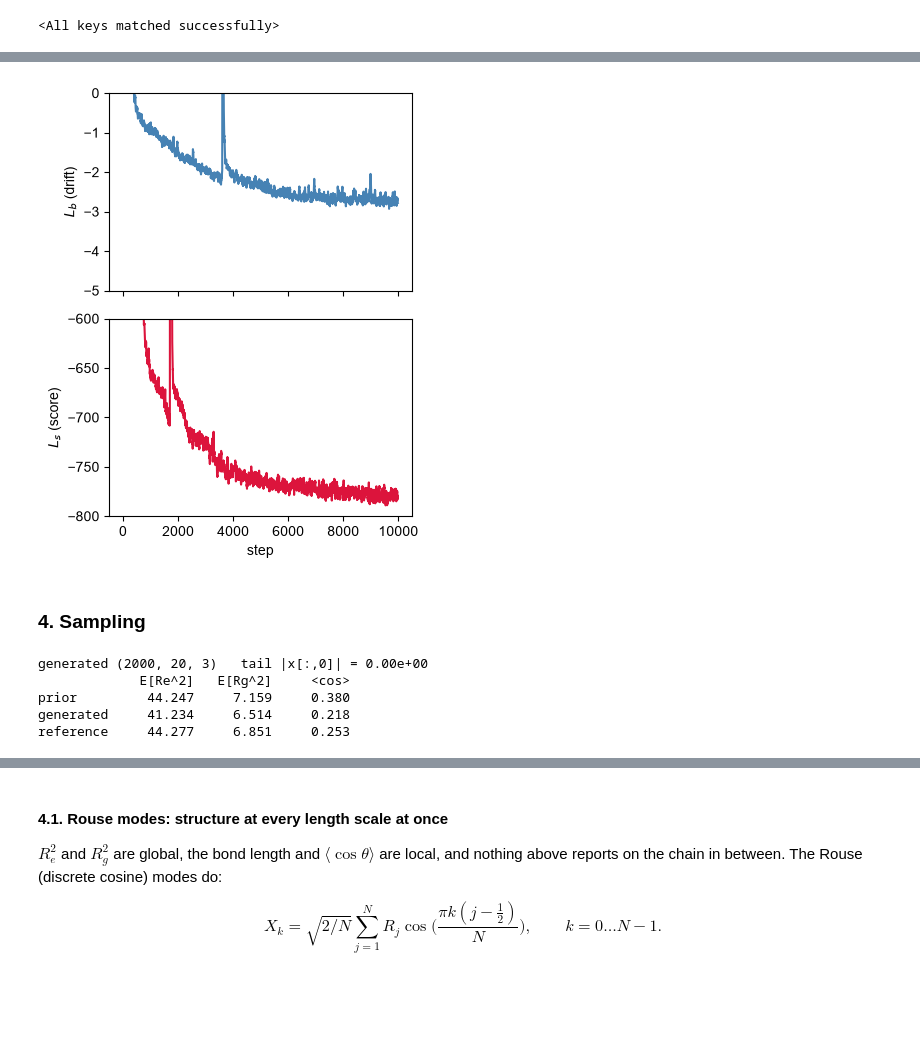
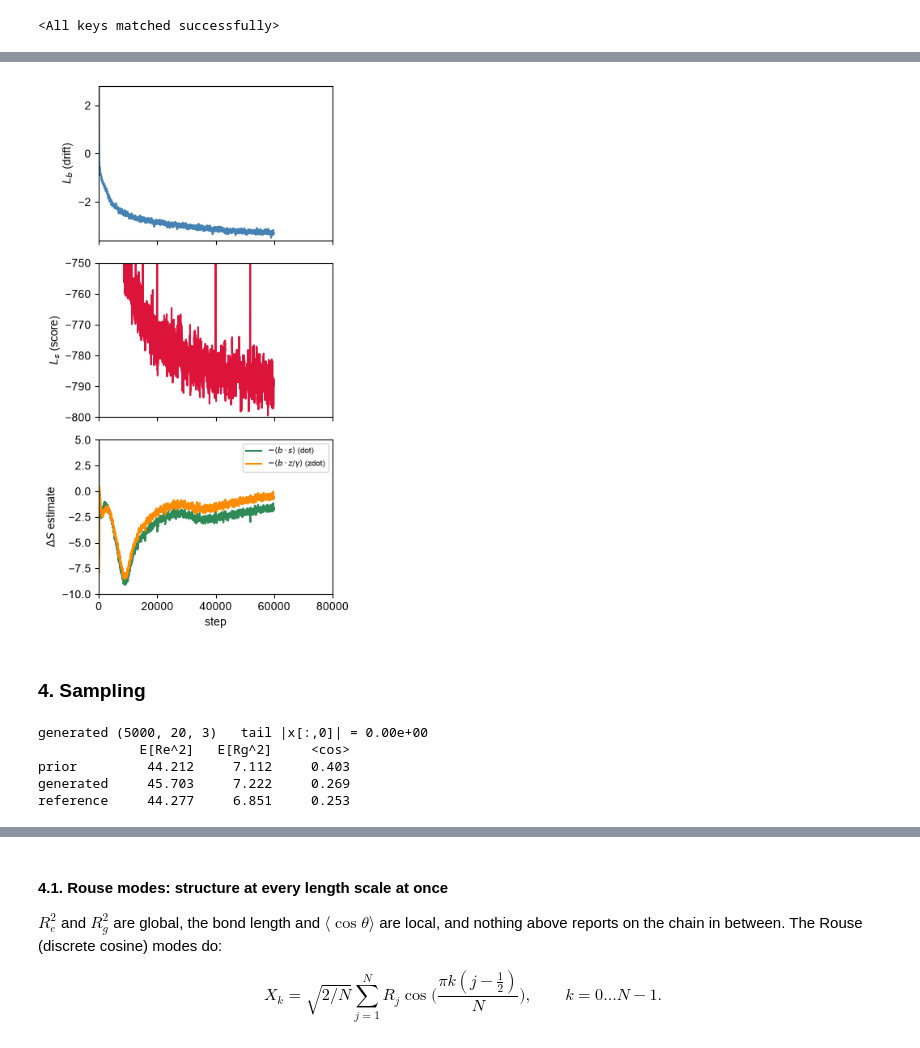
Before and after one commit to Rauscher-Group/eesi, a Jupyter notebook: experiments/TAP/TAP.ipynb, the cells around one changed output, grey strips where cells are left out. Saved outputs shown, nothing was run; the diff lists cells and outputs as text; code cells hidden in the pictures; blank space fills up the shorter version.

```diff
--- a/experiments/TAP/TAP.ipynb
+++ b/experiments/TAP/TAP.ipynb
@@ -377,22 +371,27 @@ KeyboardInterrupt:
+# %%
+htot = np.load("tap_train_hist.npy")
+hist_b, hist_s, ent_dot, ent_zdot = map(np.asarray, zip(*htot))
 # %%
 fig, ax = plt.subplots(3, 1, sharex=True, figsize=(4, 7))
-ax[0].plot(smooth(hist_b,20), c="steelblue"); ax[0].set_ylabel(r"$L_b$ (drift)")
-ax[1].plot(smooth(hist_s,20), c="crimson");   ax[1].set_ylabel(r"$L_s$ (score)")
+ax[0].plot(smooth(hist_b,100), c="steelblue"); ax[0].set_ylabel(r"$L_b$ (drift)")
+ax[1].plot(smooth(hist_s,100), c="crimson");   ax[1].set_ylabel(r"$L_s$ (score)")
 # The two entropy channels differ only in which score enters -b.s: the learned net_s
 # ("dot") or the exact conditional score -z/gamma ("zdot"). "zdot" is unbiased for the
 # TRUE score whatever net_s has learned, so a persistent gap between the traces is a
 # statement about net_s, not about the estimator. There is no dF reference line here --
 # an active polymer has no target potential to reweight against.
-ax[2].plot(smooth(ent_dot,20),  c="seagreen", label=r"$-\langle b\cdot s\rangle$ (dot)")
-ax[2].plot(smooth(ent_zdot,20), c="darkorange", label=r"$-\langle b\cdot z/\gamma\rangle$ (zdot)")
+ax[2].plot(smooth(ent_dot,100),  c="seagreen", label=r"$-\langle b\cdot s\rangle$ (dot)")
+ax[2].plot(smooth(ent_zdot,100), c="darkorange", label=r"$-\langle b\cdot z/\gamma\rangle$ (zdot)")
 ax[2].set_ylabel(r"$\Delta S$ estimate"); ax[2].legend(fontsize=7)
 ax[2].set_xlabel("step")
 #for a in ax: a.set_yscale("symlog")
-ax[0].set_ylim(-5,0.)
-ax[1].set_ylim(-800,-600)
+ax[0].set_ylim(-3.6,2.8)
+ax[1].set_ylim(-800,-750)
+ax[2].set_ylim(-10,5)
+ax[2].set_xlim(0,80000)
 plt.tight_layout(); plt.show()
 # %% [output]
-[figure, old version]
+[figure, new version]
 # %% [markdown]
 ### 4. Sampling
 # %%
@@ -400,7 +399,7 @@ torch.manual_seed(4)
 
 x0 = sample_prior(100_000, K_BOND, B_BOND, GAMMA_BEND, COS_THETA_0,
                   n_particles=N, device=device)
-n_gen = 2_000
+n_gen = 5_000
 x_gen = chunked(lambda c: rk4_sample(model.net_b, c, n_steps=100), x0[:n_gen])
 
 print(f"generated {tuple(x_gen.shape)}   tail |x[:,0]| = {x_gen[:,0].abs().max():.2e}")
@@ -409,10 +408,10 @@ for name, s in [("prior", x0), ("generated", x_gen), ("reference", x1)]:
     print(f"{name:<10}{end_to_end_sq(s).mean():10.3f}{gyration_sq(s).mean():10.3f}"
           f"{bond_cosines(s).mean():10.3f}")
 # %% [output]
-generated (2000, 20, 3)   tail |x[:,0]| = 0.00e+00
+generated (5000, 20, 3)   tail |x[:,0]| = 0.00e+00
              E[Re^2]   E[Rg^2]     <cos>
-prior         44.247     7.159     0.380
-generated     41.234     6.514     0.218
+prior         44.212     7.112     0.403
+generated     45.703     7.222     0.269
 reference     44.277     6.851     0.253
 # %%
 series = [(x1[:n_gen], "reference", "k"), (x_gen, "generated", "crimson") ,
```
Also changed, not shown: parts of 17 cells of this notebook.
